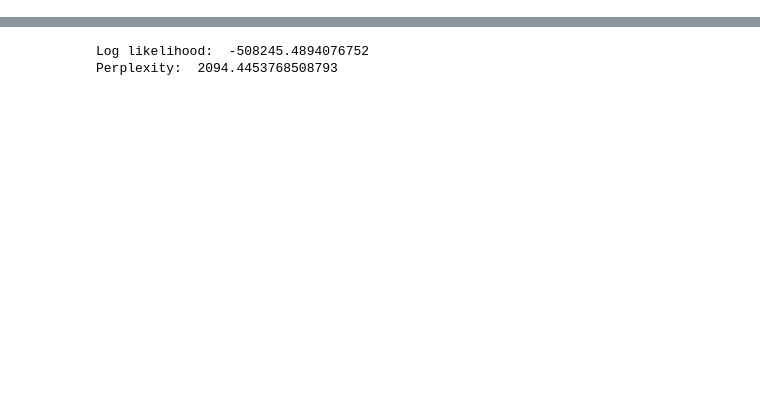
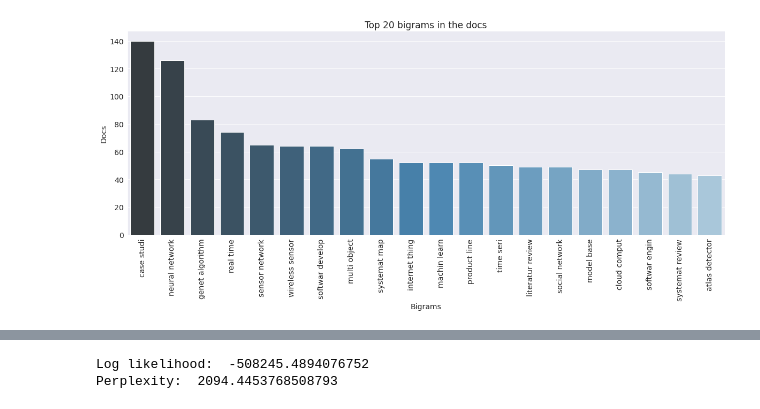
Before and after one commit to ufsj-labPi/cluwords-lattes, a Jupyter notebook: LDA-modeling.ipynb, the cells around one changed output, grey strips where cells are left out. Cells and saved outputs as stored; diff of their text form; code cells hidden in the pictures; blank space fills up the shorter version.

```diff
--- a/LDA-modeling.ipynb
+++ b/LDA-modeling.ipynb
@@ -84,18 +109,42 @@ fig.show()
 # %%
 def get_top_n_bigram(corpus, n=None):
     vec = CountVectorizer(ngram_range=(2, 2), stop_words='english').fit(corpus)
     bag_of_words = vec.transform(corpus)
     sum_words = bag_of_words.sum(axis=0)
     words_freq = [(word, sum_words[0, idx]) for word, idx in vec.vocabulary_.items()]
     words_freq =sorted(words_freq, key = lambda x: x[1], reverse=True)
     return words_freq[:n]
 
 common_words = get_top_n_bigram(df['clean'], 20)
 df3 = pd.DataFrame(common_words, columns = ['bigram' , 'count'])
 
-fig = go.Figure([go.Bar(x=df3['bigram'], y=df3['count'])])
-fig.update_layout(title=go.layout.Title(text="Top 20 bigrams in the docs"))
-fig.show()
+fig = plt.figure(figsize=(20,7))
+
+x = df3['bigram']
+y = df3['count']
+
+g = sns.barplot(
+    x=x,
+    y=y,
+    order=x,
+    palette='Blues_d'
+)
+
+g.set_xticklabels(
+    g.get_xticklabels(),
+    rotation=90,
+    fontsize=14
+)
+
+plt.yticks(fontsize=14)
+plt.xlabel('Bigrams', fontsize=14)
+plt.ylabel('Docs', fontsize=14)
+plt.title('Top 20 bigrams in the docs', fontsize=17)
+
+plt.show()
+del df3
+# %% [output]
+[figure, added]
 # %%
 def get_top_n_trigram(corpus, n=None):
     vec = CountVectorizer(ngram_range=(3, 3), stop_words='english').fit(corpus)
```
Also changed, not shown: parts of 8 cells of this notebook, 2 other files.
